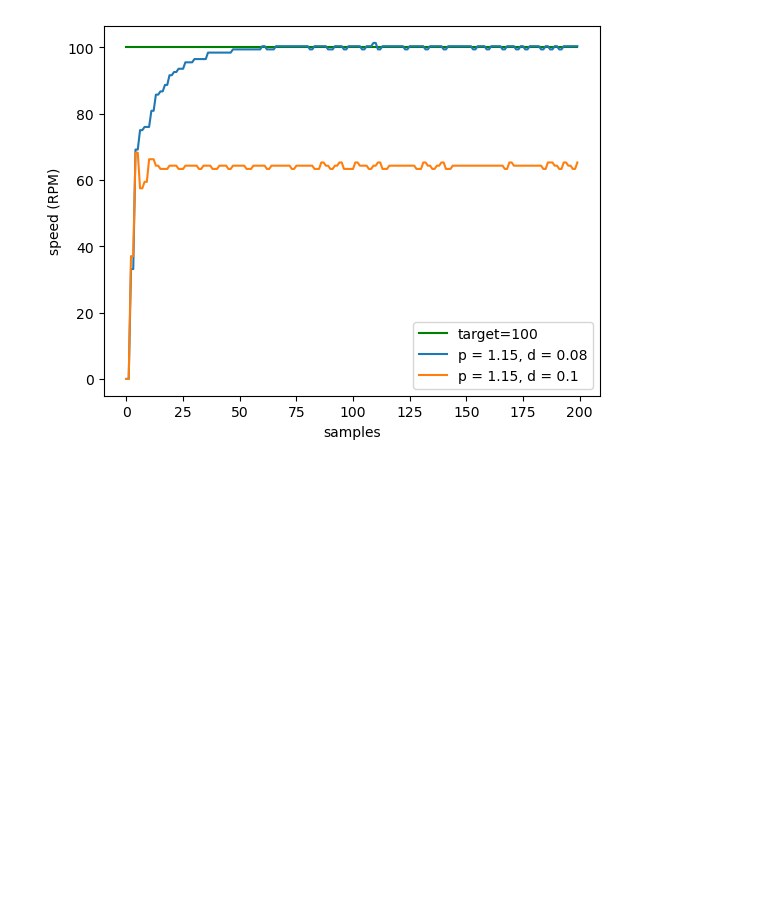
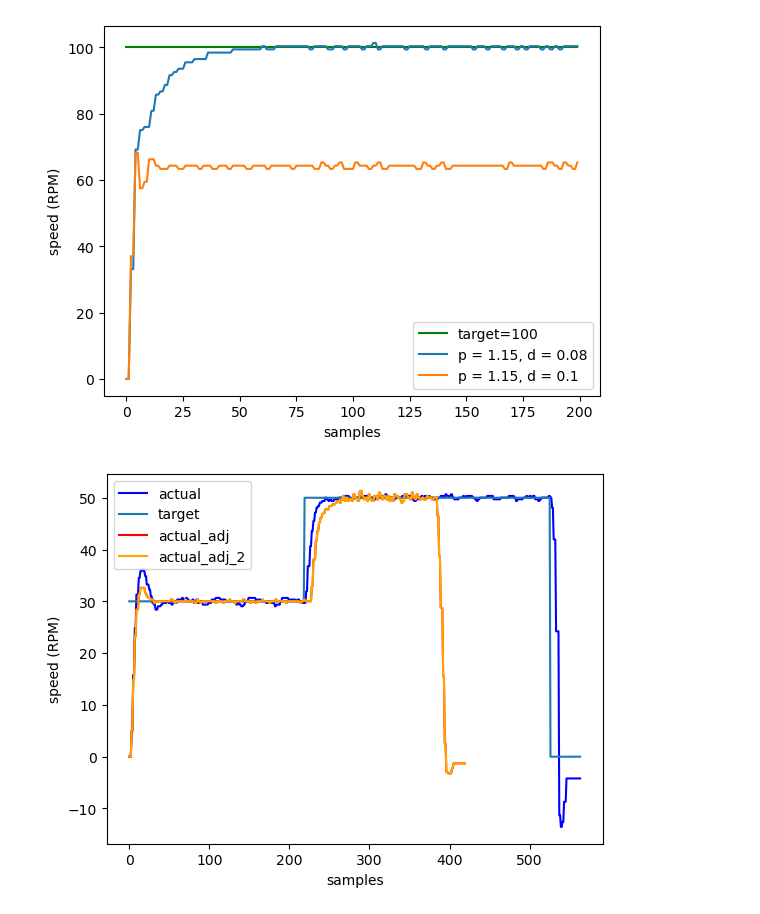
Before and after one commit to MeanPaper/ready_to_serve_trash_bin, a Jupyter notebook: mcu_debugging/pid_analysis.ipynb, the cells around one changed output. Saved outputs shown, nothing was run; the diff lists cells and outputs as text; code cells hidden in the pictures; blank space fills up the shorter version.

```diff
--- a/mcu_debugging/pid_analysis.ipynb
+++ b/mcu_debugging/pid_analysis.ipynb
@@ -103,3 +103,36 @@ plt.legend()
 plt.show()
 # %% [output]
 [figure]
+# %%
+data_csv = pd.read_csv(data_file_dir + 'testing_left.csv', header=None)
+data_csv.drop(columns=[0])
+
+data_column1_parse = np.array([np.float32(i[13:]) for i in data_csv[1]])
+data_column2_parse = np.array([np.float32(i[11:]) for i in data_csv[2]])
+
+
+adj_data = pd.read_csv(data_file_dir + 'testing_left_adj.csv', header=None)
+adj_data.drop(columns=[0])
+adj_data_col1 = np.array([np.float32(i[13:]) for i in adj_data[1]])
+adj_data_col2 = np.array([np.float32(i[11:]) for i in adj_data[2]])
+
+
+adj_data_2 = pd.read_csv('pid_data/testing_right.csv', header=None)
+adj_data_2.drop(columns=[0])
+adj_data_2_col1 = np.array([np.float32(i[13:]) for i in adj_data_2[1]])
+adj_data_2_col2 = np.array([np.float32(i[11:]) for i in adj_data_2[2]])
+
+
+
+plt.ylabel('speed (RPM)')
+plt.xlabel('samples')
+plt.plot(data_column1_parse, 'blue', label="actual")
+plt.plot(data_column2_parse, label="target")
+
+# plt.plot(adj_data_col2)
+plt.plot(adj_data_2_col1, 'red', label="actual_adj")
+plt.plot(adj_data_2_col1, 'orange', label="actual_adj_2")
+plt.legend()
+plt.show()
+# %% [output]
+[figure, added]
```
Also changed, not shown: parts of 1 cell of this notebook, 7 other files.
